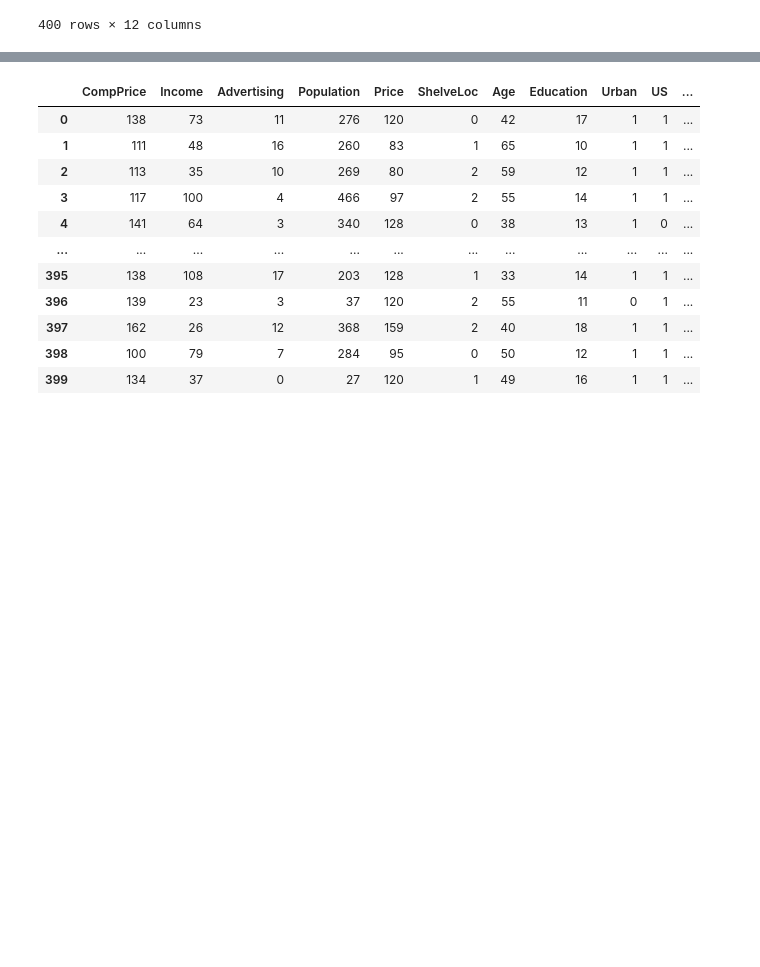
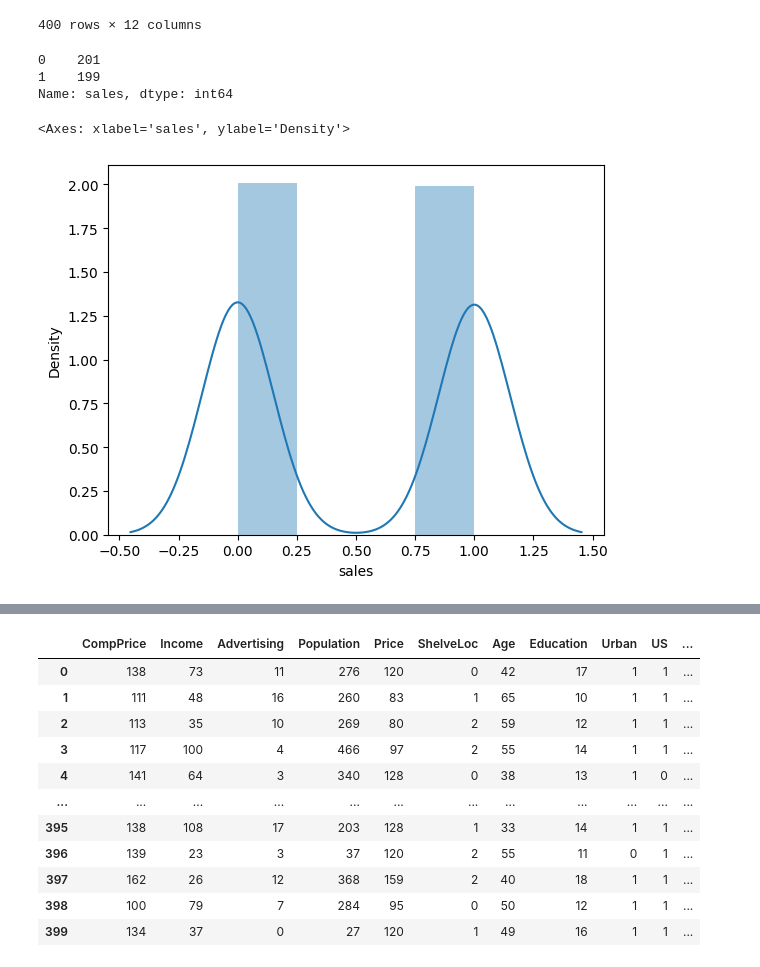
Before and after one commit to 111Vidya/DS-Assignments, a Jupyter notebook: Assignment_Randomn_Forest(Company_Data).ipynb, the cells around one changed output, grey strips where cells are left out. Drawn from its saved outputs; the diff is of its cells as text; code cells hidden in the pictures; blank space fills up the shorter version.

```diff
--- a/Assignment_Randomn_Forest(Company_Data).ipynb
+++ b/Assignment_Randomn_Forest(Company_Data).ipynb
@@ -126,3 +148,15 @@ co
 | 398 | 5.94 | 100 | 79 | 7 | 284 | 95 | 0 | 50 | 12 | 1 | ... |
 | 399 | 9.71 | 134 | 37 | 0 | 27 | 120 | 1 | 49 | 16 | 1 | ... |
 400 rows × 12 columns
+# %%
+co['sales'].value_counts()
+# %% [output]
+0    201
+1    199
+Name: sales, dtype: int64
+# %%
+#Sales values above and below the average value of 7.49 are almost equal
+sns.distplot(co['sales'])
+# %% [output]
+<Axes: xlabel='sales', ylabel='Density'>
+[figure, added]
```
Also changed, not shown: parts of 7 cells of this notebook.
